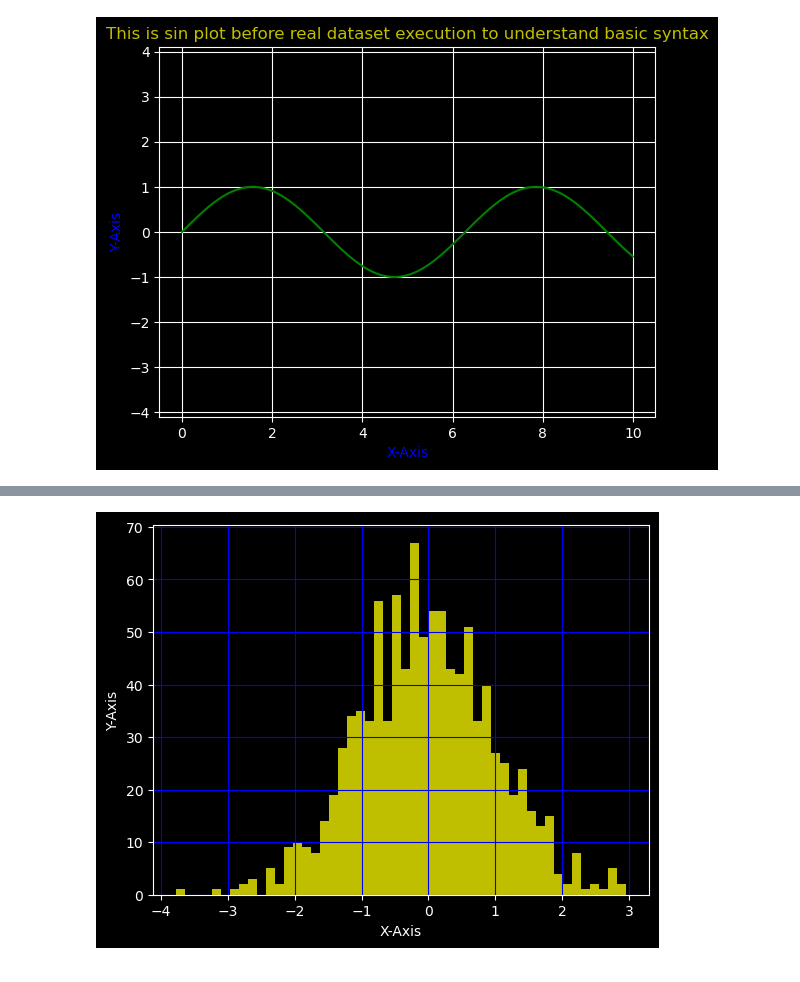
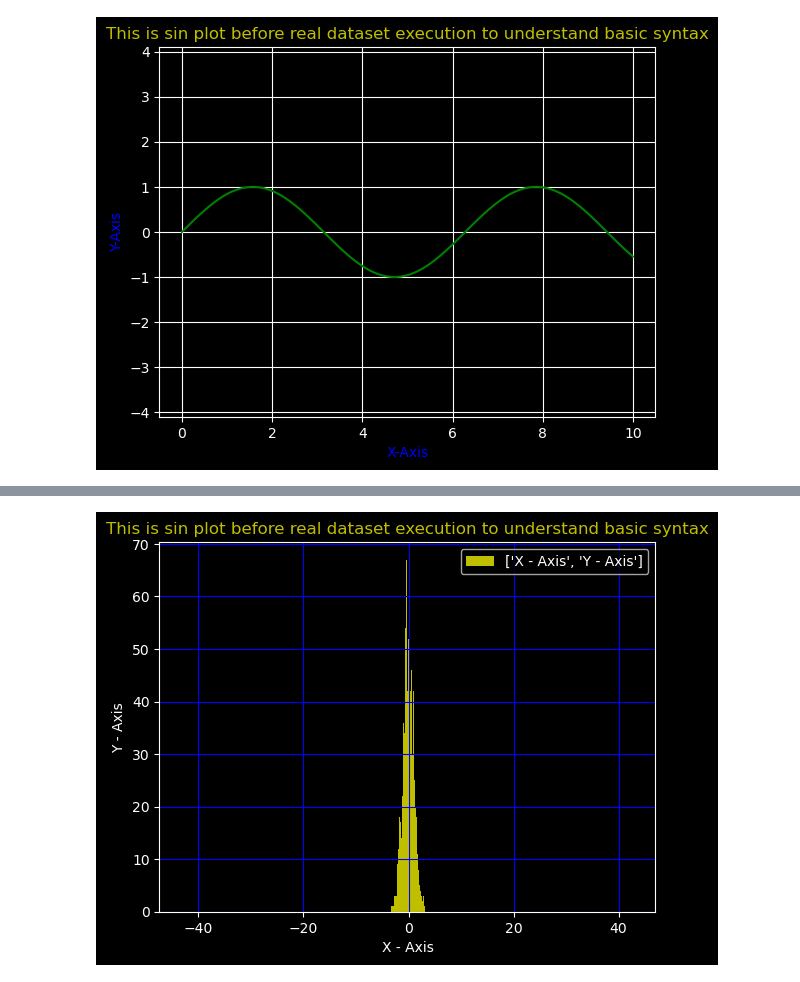
Before and after one commit to Pythoraj/Data-Science-Pro, a Jupyter notebook: Matplotlib/Matplotlib.ipynb, the cells around one changed output, grey strips where cells are left out. Saved outputs shown, nothing was run; the diff lists cells and outputs as text; code cells hidden in the pictures.

```diff
--- a/Matplotlib/Matplotlib.ipynb
+++ b/Matplotlib/Matplotlib.ipynb
@@ -327,10 +364,18 @@ plt.show()
 # %%
 # Histogram
 data = np.random.randn(1000)
 plt.hist(data, bins=50, color='y')   # default bins is 10 only
-plt.xlabel('X-Axis')
-plt.ylabel('Y-Axis')
 plt.grid(color = 'b')
+plt.xlim(1,15)
+plt.ylim(-1.5, 1.5)
+plt.xlabel('X - Axis')
+plt.ylabel('Y - Axis')
+plt.title('This is sin plot before real dataset execution to understand basic syntax', color = 'y')
+plt.axis('equal')
+#plt.legend(loc="lower right")  # move lebal from default position to lower right
+#plt.legend(loc="lower left")   # move lebal from default position to lower left
+#plt.legend(loc="upper left")   # move lebal from default position to upper left
+plt.legend([["X - Axis","Y - Axis"]],loc="upper right")   # move lebal from default position to upper right
 plt.show()
 # %% [output]
-[figure, old version]
+[figure, new version]
```
Also changed, not shown: parts of 41 cells of this notebook.
